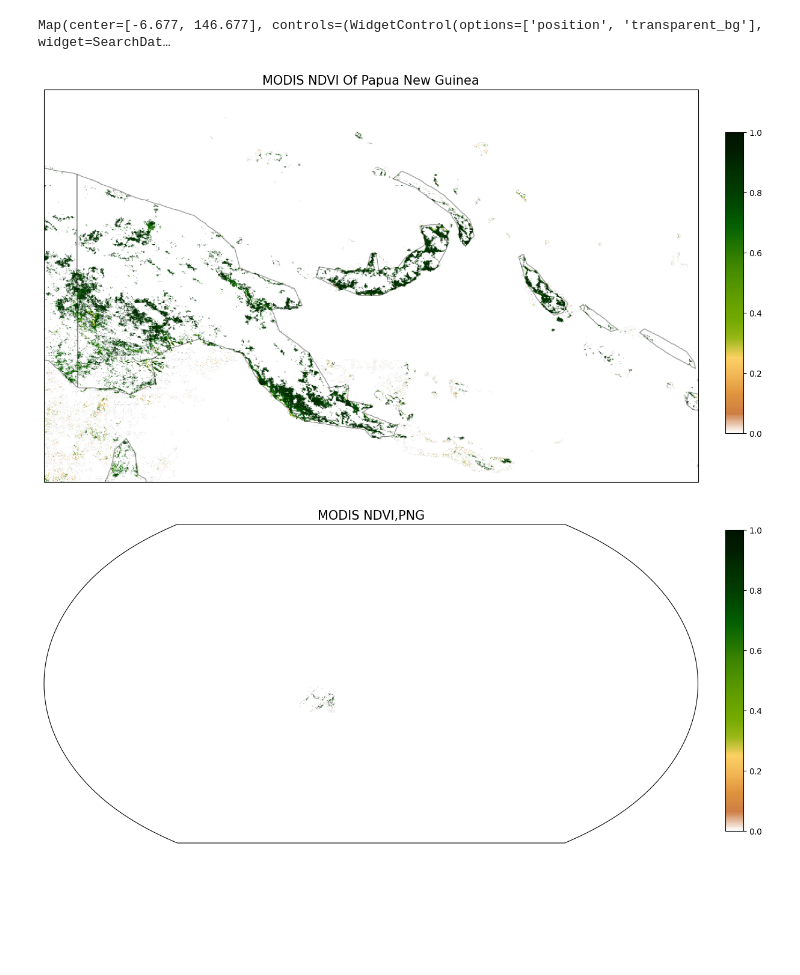
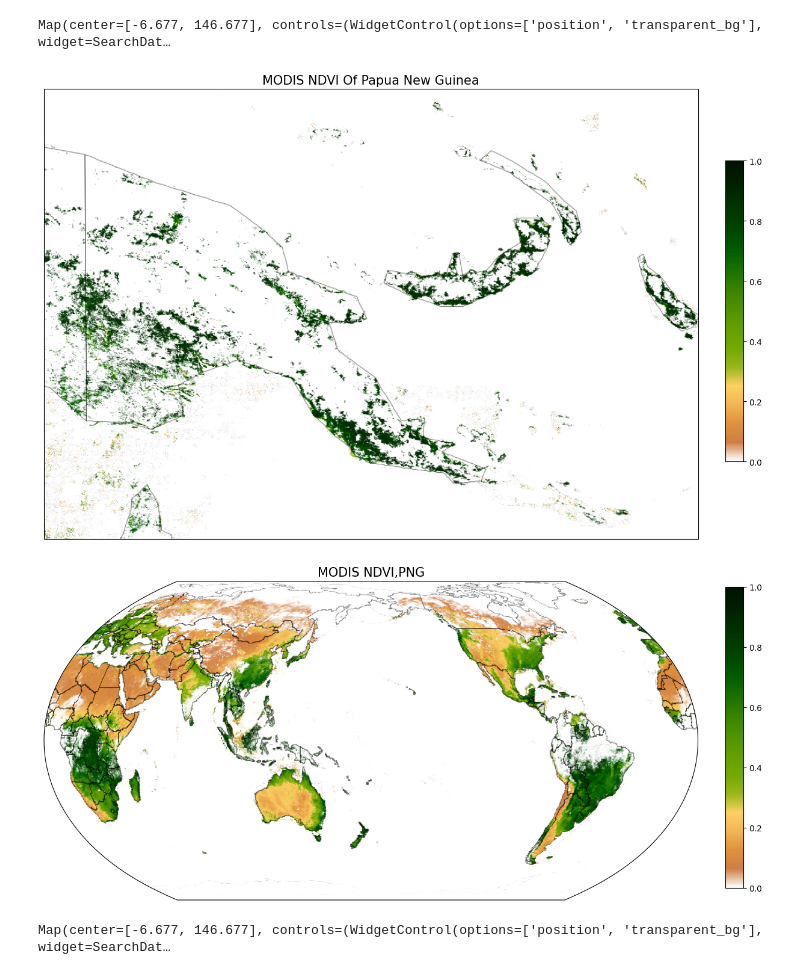
Before and after one commit to anapitalai/gee, a Jupyter notebook: carto_ee.ipynb, the cells around one changed output. Cells and saved outputs as stored; diff of their text form; code cells hidden in the pictures; blank space fills up the shorter version.

```diff
--- a/carto_ee.ipynb
+++ b/carto_ee.ipynb
@@ -83,7 +103,8 @@ Map(center=[-6.677, 146.677], controls=(WidgetControl(options=['position', 'tran
 # %%
 # specify region to focus on
 bbox = [180, -88, -180, 88]
-zoom_region = [140.0, -12.0, 160.0, 0]
+zoom_region = [140.0, -12.0, 156.0, -1.0]
+#zoom_region = [140.0, -12.0, 160.0, 0]
 # %%
 fig = plt.figure(figsize=(15, 10))
 
@@ -96,20 +117,63 @@ ax.set_title(label="MODIS NDVI Of Papua New Guinea", fontsize=15)
 # ax.coastlines()
 plt.show()
 # %% [output]
-[figure, old version]
+[figure, new version]
 # %%
 fig = plt.figure(figsize=(15, 10))
 
 projection = ccrs.EqualEarth(central_longitude=-180)
 
 # plot the result with cartoee using a PlateCarre projection (default)
-ax = cartoee.get_map(blend, region=zoom_region, proj=projection,zoom_level=8)
+ax = cartoee.get_map(blend, region=bbox, proj=projection,zoom_level=8)
 cb = cartoee.add_colorbar(ax, vis_params=vis_params, loc="right")
 
 ax.set_title(label="MODIS NDVI,PNG", fontsize=15)
 
 # ax.coastlines()
 plt.show()
 # %% [output]
-[figure, old version]
+[figure, new version]
+# %%
+dataset = ee.ImageCollection('LANDSAT/LC08/C02/T1_L2').filterDate(
+    '2025-01-01', '2025-02-01'
+).filterMetadata('CLOUD_COVER', 'less_than', 50)
+
+#image=dataset.first().projection().getInfo()
+#dataset=dataset.median().reproject(crs="EPSG:4326", scale=30)
+
+# Applies scaling factors.
+def apply_scale_factors(image):
+  optical_bands = image.select('SR_B.').multiply(0.0000275).add(-0.2)
+  thermal_bands = image.select('ST_B.*').multiply(0.00341802).add(149.0)
+  return image.addBands(optical_bands, None, True).addBands(
+      thermal_bands, None, True
+  )
+
+dataset = dataset.map(apply_scale_factors)
+zoom_region = [140.0, -12.0, 156.0, -1.0]
+#composite = dataset.median().reproject(crs='EPSG:3857', scale=30)
+
+vis = {
+    'bands': ['SR_B4', 'SR_B3', 'SR_B2'],
+    'min': 0.0,
+    'max': 0.3,
+}
+
+# countries = ee.FeatureCollection("users/giswqs/public/countries")
+# style = {"color": "00000088", "width": 1, "fillColor": "00000000"}
+
+# ndvi = image.visualize(**vis_params)
+# blend = ndvi.blend(countries.style(**style))
+# Map.addLayer(blend, {}, "Blend")
+
+
+Map = geemap.Map()
+#Map.addLayer(countries.style(**style), {}, "Countries")
+Map.set_center(146.677, -6.677, 8)
+# Map.addLayer(countries, style,'COUNTRY')
+
+Map.addLayer(dataset, vis,'True Color (432)')
+Map
+# %% [output]
+Map(center=[-6.677, 146.677], controls=(WidgetControl(options=['position', 'transparent_bg'], widget=SearchDat…
 # %%
```
Also changed, not shown: parts of 5 cells of this notebook.
